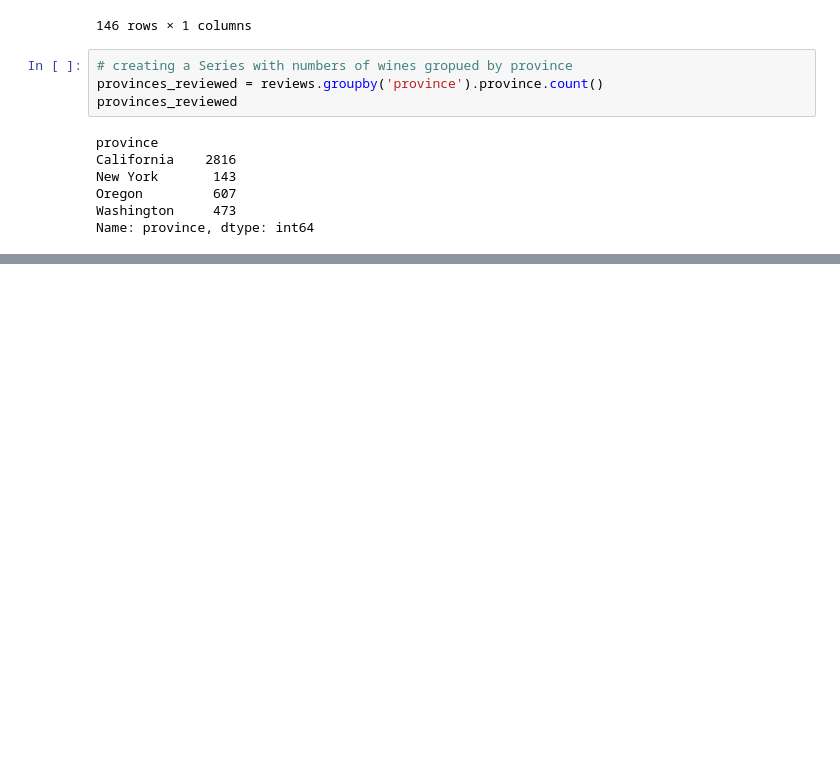
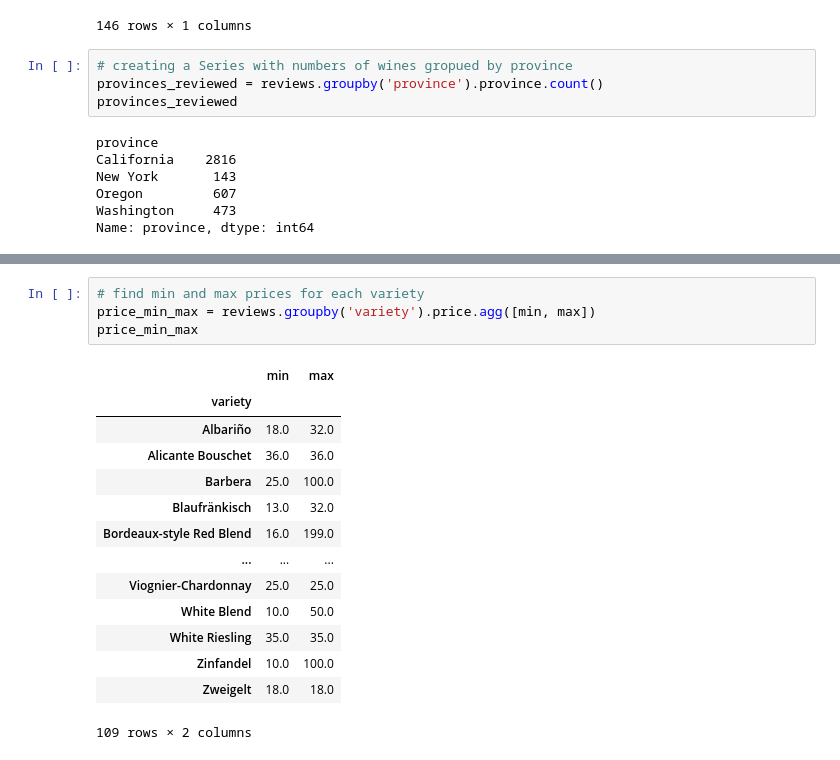
Before and after one commit to mezenka/Pandas_practice, a Jupyter notebook: pandas_kaggle.ipynb, the cells around one changed output, grey strips where cells are left out. Cells and saved outputs as stored; diff of their text form; blank space fills up the shorter version.

```diff
--- a/pandas_kaggle.ipynb
+++ b/pandas_kaggle.ipynb
@@ -824,0 +843,19 @@ Name: province, dtype: int64
+# %%
+# find min and max prices for each variety
+price_min_max = reviews.groupby('variety').price.agg([min, max])
+price_min_max
+# %% [output]
+|  | min | max |
+| variety |  |  |
+| Albariño | 18.0 | 32.0 |
+| Alicante Bouschet | 36.0 | 36.0 |
+| Barbera | 25.0 | 100.0 |
+| Blaufränkisch | 13.0 | 32.0 |
+| Bordeaux-style Red Blend | 16.0 | 199.0 |
+| ... | ... | ... |
+| Viognier-Chardonnay | 25.0 | 25.0 |
+| White Blend | 10.0 | 50.0 |
+| White Riesling | 35.0 | 35.0 |
+| Zinfandel | 10.0 | 100.0 |
+| Zweigelt | 18.0 | 18.0 |
+109 rows × 2 columns
```
Also changed, not shown: parts of 1 cell of this notebook.
